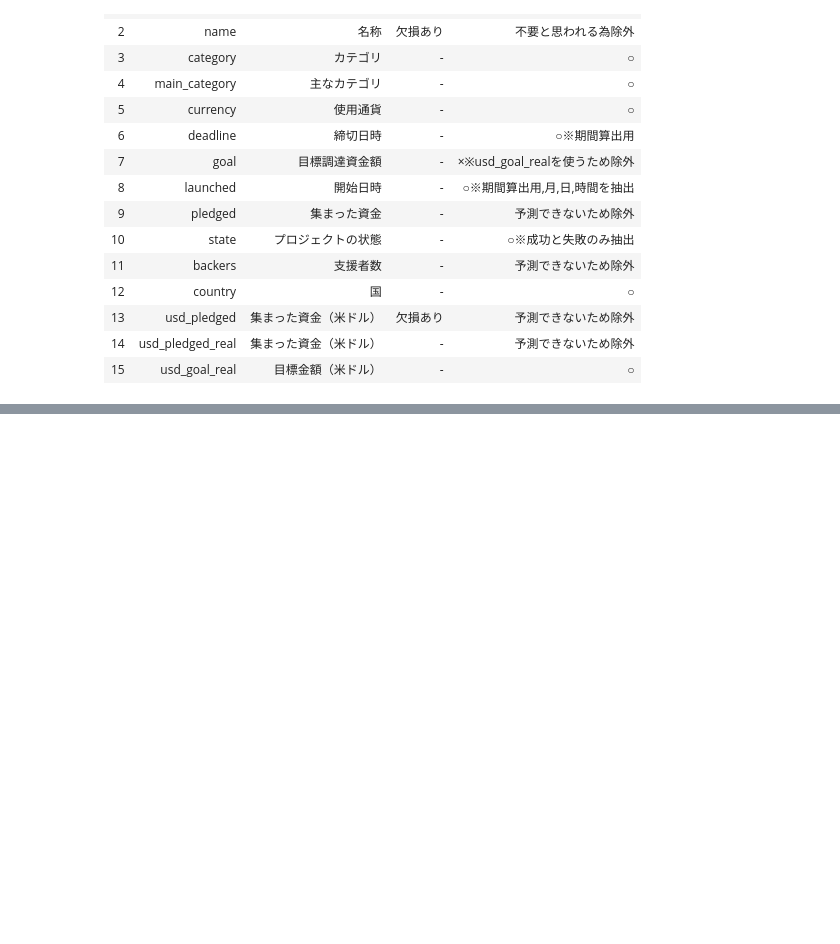
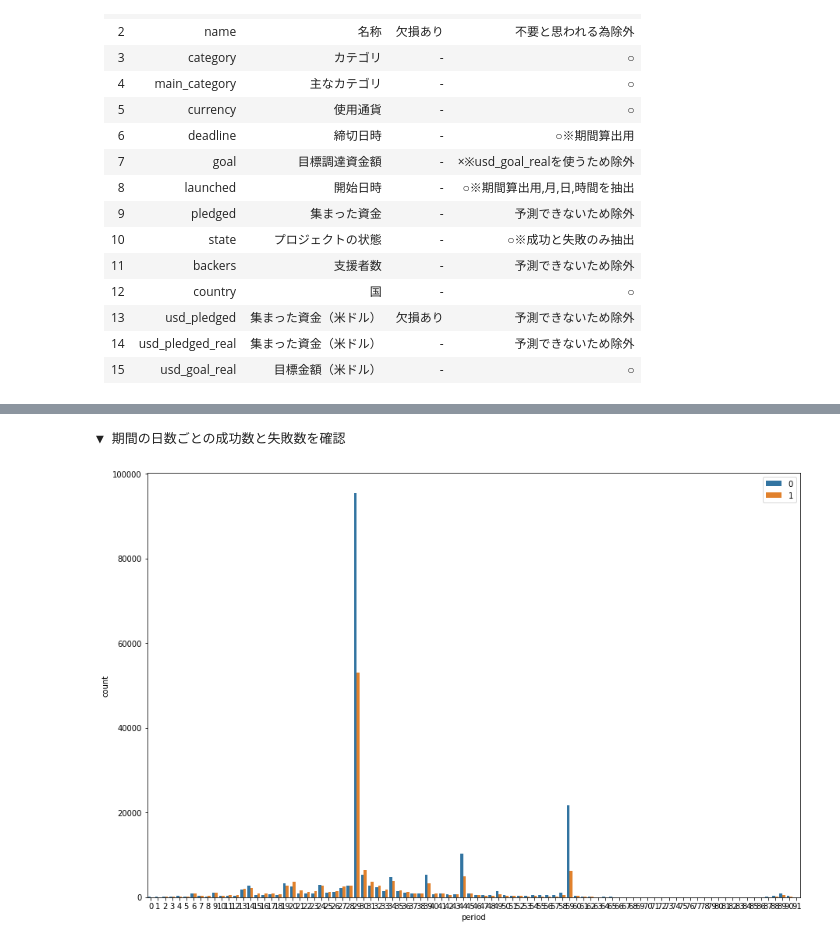
Before and after one commit to arsma12/skillupAI, a Jupyter notebook: Day1_work_長谷川雅代.ipynb, the cells around one changed output, grey strips where cells are left out. Saved outputs shown, nothing was run; the diff lists cells and outputs as text; code cells hidden in the pictures; blank space fills up the shorter version.

```diff
--- a/Day1_work_長谷川雅代.ipynb
+++ b/Day1_work_長谷川雅代.ipynb
@@ -227,0 +129,24 @@ Name: state, dtype: int64
+# %%
+# ------------------------------------------------
+# 2-1-2.クラウドファンディングの期間(period)の算出
+# ------------------------------------------------
+df['period'] = (df['deadline'] - df['launched']).dt.days
+
+# 期間の分布を確認
+print("\n▼ 期間の日数ごとの成功数と失敗数を確認 ")
+plt.rcParams["figure.figsize"] = (15, 10)
+sns.countplot(df['period'],hue=df['state'])
+plt.legend()
+plt.show()
+
+# 期間を離散化
+#print("※ 30 <= period <= 36 は成功率が高いようなので、ビギニング処理をする ")
+#df.loc[df['period']<30,'period_bin'] = 'short'
+#df.loc[(df['period']>=30) & (df['period']<=36),'period_bin'] = 'middle'
+#df.loc[df['period']>36,'period_bin'] = 'long'
+
+# 期間を離散化したときの成功率
+#showSuccessRateBarplot('period_bin')
+# %% [output]
+▼ 期間の日数ごとの成功数と失敗数を確認
+[figure, added]
```
Also changed, not shown: parts of 10 cells of this notebook.
